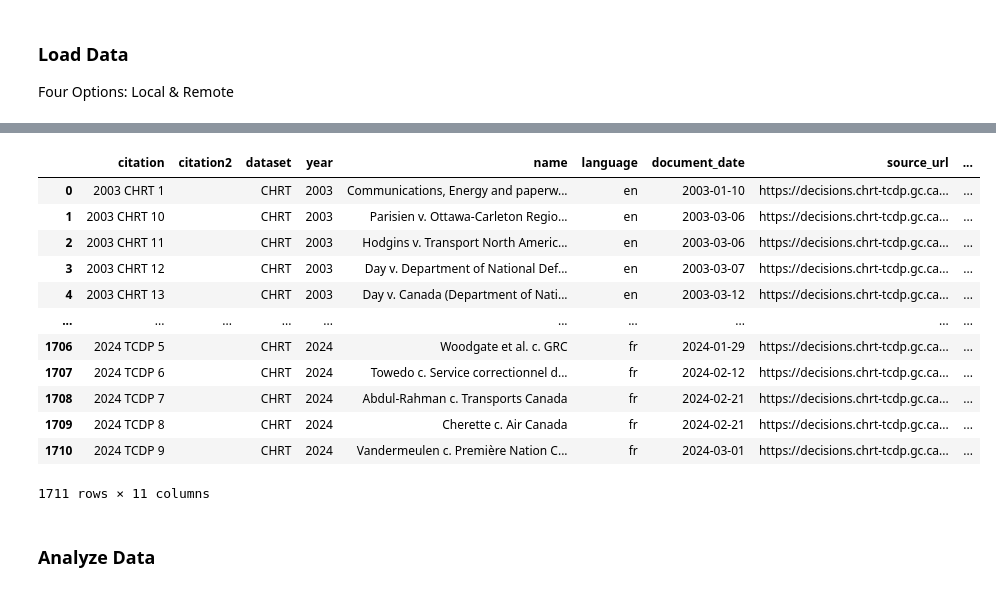
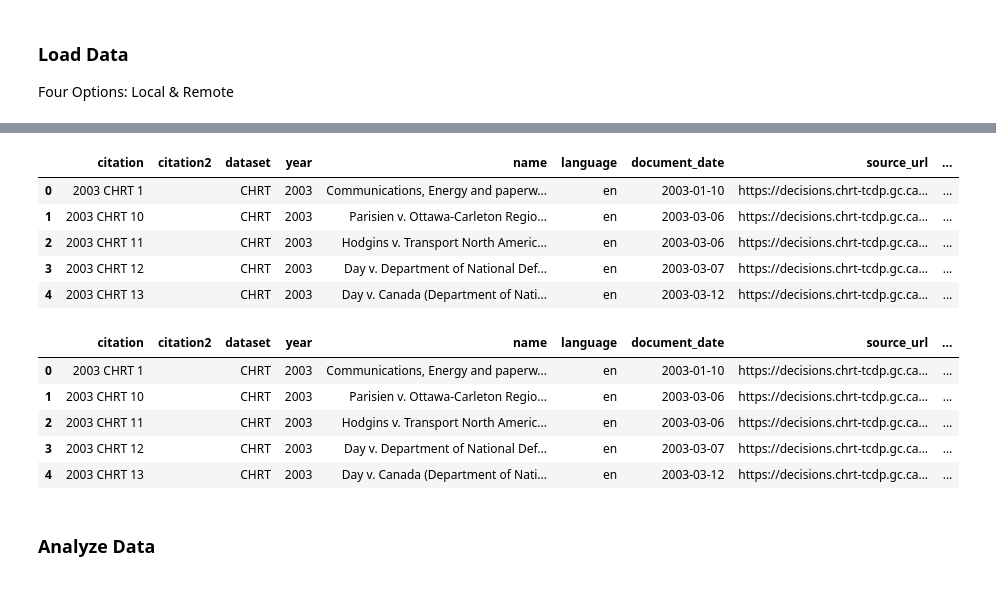
Before and after one commit to Refugee-Law-Lab/chrt_bulk_data, a Jupyter notebook: load_and_analyze_chrt_cases.ipynb, the cells around one changed output, grey strips where cells are left out. Drawn from its saved outputs; the diff is of its cells as text; code cells hidden in the pictures.

```diff
--- a/load_and_analyze_chrt_cases.ipynb
+++ b/load_and_analyze_chrt_cases.ipynb
@@ -95,7 +109,14 @@ for year in range(start_year, end_year+1):
 # convert to dataframe
 df = pd.DataFrame(results)
 
-df
+df.head()
+# %% [output]
+|  | citation | citation2 | dataset | year | name | language | document_date | source_url | ... |
+| 0 | 2003 CHRT 1 |  | CHRT | 2003 | Communications, Energy and paperw... | en | 2003-01-10 | https://decisions.chrt-tcdp.gc.ca... | ... |
+| 1 | 2003 CHRT 10 |  | CHRT | 2003 | Parisien v. Ottawa-Carleton Regio... | en | 2003-03-06 | https://decisions.chrt-tcdp.gc.ca... | ... |
+| 2 | 2003 CHRT 11 |  | CHRT | 2003 | Hodgins v. Transport North Americ... | en | 2003-03-06 | https://decisions.chrt-tcdp.gc.ca... | ... |
+| 3 | 2003 CHRT 12 |  | CHRT | 2003 | Day v. Department of National Def... | en | 2003-03-07 | https://decisions.chrt-tcdp.gc.ca... | ... |
+| 4 | 2003 CHRT 13 |  | CHRT | 2003 | Day v. Canada (Department of Nati... | en | 2003-03-12 | https://decisions.chrt-tcdp.gc.ca... | ... |
 # %%
 # OPTION 4: Load json data locally via cloned repo
 
@@ -103,41 +124,34 @@ df
 # Then run this code to load data
 
 import pandas as pd
 import json
 import pathlib
 
 # Set variables
 start_year = 2003  # First year of data sought (2003 +)
 end_year = 2024  # Last year of data sought (2024 -)
 
 
 # Set path to data
 data_path = pathlib.Path('DATA/YEARLY/')
 
 # load data (all years, json files)
 results = []
 for year in range(start_year, end_year+1):
     with open(data_path / f'{year}.json') as f:
         results.extend(json.load(f))
 
 # convert to dataframe
 df = pd.DataFrame(results)
 
-df
+df.head()
 # %% [output]
 |  | citation | citation2 | dataset | year | name | language | document_date | source_url | ... |
 | 0 | 2003 CHRT 1 |  | CHRT | 2003 | Communications, Energy and paperw... | en | 2003-01-10 | https://decisions.chrt-tcdp.gc.ca... | ... |
 | 1 | 2003 CHRT 10 |  | CHRT | 2003 | Parisien v. Ottawa-Carleton Regio... | en | 2003-03-06 | https://decisions.chrt-tcdp.gc.ca... | ... |
 | 2 | 2003 CHRT 11 |  | CHRT | 2003 | Hodgins v. Transport North Americ... | en | 2003-03-06 | https://decisions.chrt-tcdp.gc.ca... | ... |
 | 3 | 2003 CHRT 12 |  | CHRT | 2003 | Day v. Department of National Def... | en | 2003-03-07 | https://decisions.chrt-tcdp.gc.ca... | ... |
 | 4 | 2003 CHRT 13 |  | CHRT | 2003 | Day v. Canada (Department of Nati... | en | 2003-03-12 | https://decisions.chrt-tcdp.gc.ca... | ... |
-| ... | ... | ... | ... | ... | ... | ... | ... | ... | ... |
-| 1706 | 2024 TCDP 5 |  | CHRT | 2024 | Woodgate et al. c. GRC | fr | 2024-01-29 | https://decisions.chrt-tcdp.gc.ca... | ... |
-| 1707 | 2024 TCDP 6 |  | CHRT | 2024 | Towedo c. Service correctionnel d... | fr | 2024-02-12 | https://decisions.chrt-tcdp.gc.ca... | ... |
-| 1708 | 2024 TCDP 7 |  | CHRT | 2024 | Abdul-Rahman c. Transports Canada | fr | 2024-02-21 | https://decisions.chrt-tcdp.gc.ca... | ... |
-| 1709 | 2024 TCDP 8 |  | CHRT | 2024 | Cherette c. Air Canada | fr | 2024-02-21 | https://decisions.chrt-tcdp.gc.ca... | ... |
-| 1710 | 2024 TCDP 9 |  | CHRT | 2024 | Vandermeulen c. Première Nation C... | fr | 2024-03-01 | https://decisions.chrt-tcdp.gc.ca... | ... |
-1711 rows × 11 columns
 # %% [markdown]
 ### Analyze Data
 # %%
```
Also changed, not shown: parts of 2 cells of this notebook.
